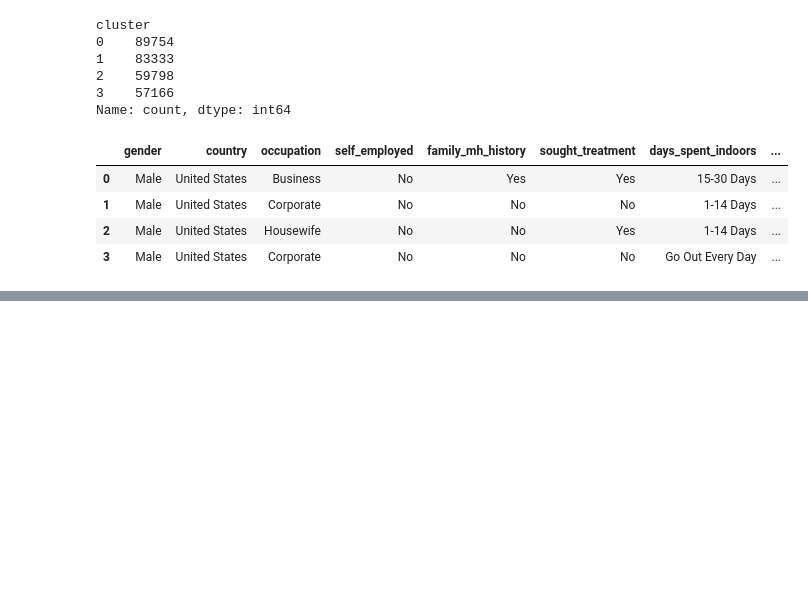
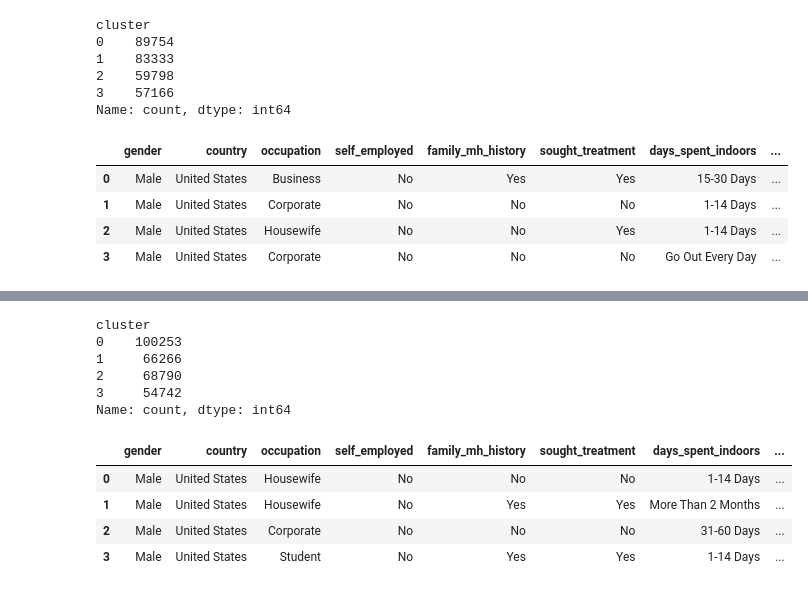
Before and after one commit to OmarAymanZaid/MentalHealth_RiskAssessment, a Jupyter notebook: notebooks/4_DataModeling.ipynb, the cells around one changed output, grey strips where cells are left out. Drawn from its saved outputs; the diff is of its cells as text; code cells hidden in the pictures; blank space fills up the shorter version.

Commit message:
DataModeling: Add K-Modes Clustering implementation without missing value flag

```diff
--- a/notebooks/4_DataModeling.ipynb
+++ b/notebooks/4_DataModeling.ipynb
@@ -290,0 +293,13 @@ cluster_modes
+# %%
+kmodes_no_flag = KModes(
+    n_clusters=4,
+    init='Huang',
+    n_init=10,
+    verbose=1,
+    random_state=42
+)
+
+clusters_kmodes_no_flag = kmodes_no_flag.fit_predict(X_cat_without_flag)
+
+df_kmodes_no_flag = X_cat_without_flag.copy()
+df_kmodes_no_flag['cluster'] = clusters_kmodes_no_flag
@@ -290,0 +324,22 @@ cluster_modes
+# %%
+df_kmodes_no_flag['cluster'].value_counts().sort_index()
+# %% [output]
+cluster
+0    100253
+1     66266
+2     68790
+3     54742
+Name: count, dtype: int64
+# %%
+cluster_modes_without = pd.DataFrame(
+    kmodes_no_flag.cluster_centroids_,
+    columns=X_cat_without_flag.columns
+)
+
+cluster_modes_without
+# %% [output]
+|  | gender | country | occupation | self_employed | family_mh_history | sought_treatment | days_spent_indoors | ... |
+| 0 | Male | United States | Housewife | No | No | No | 1-14 Days | ... |
+| 1 | Male | United States | Housewife | No | Yes | Yes | More Than 2 Months | ... |
+| 2 | Male | United States | Corporate | No | No | No | 31-60 Days | ... |
+| 3 | Male | United States | Student | No | Yes | Yes | 1-14 Days | ... |
```
Also changed, not shown: parts of 2 cells of this notebook.
